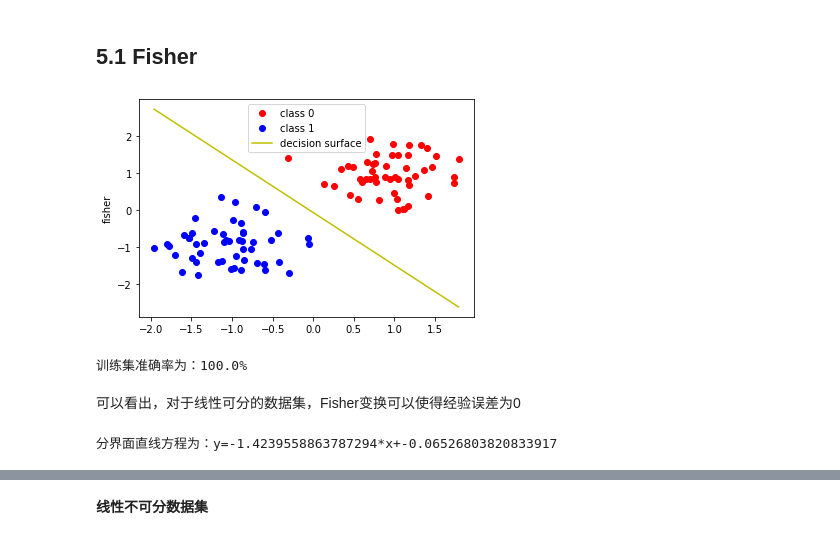
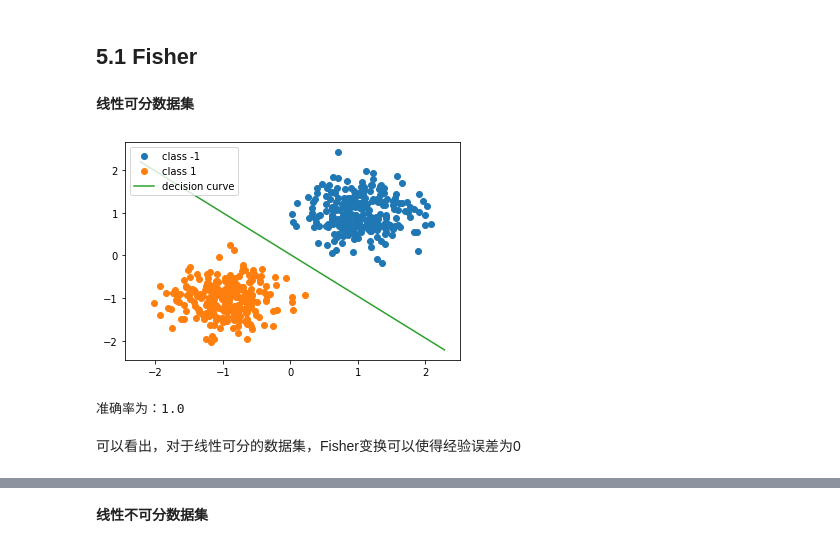
Before and after one commit to ZhuBodian/mo_shi_shi_bie_4, a Jupyter notebook: example.ipynb, the cells around one changed output, grey strips where cells are left out. Cells and saved outputs as stored; diff of their text form; code cells hidden in the pictures.

```diff
--- a/example.ipynb
+++ b/example.ipynb
@@ -320,16 +322,40 @@ data, label = datasets.make_blobs(n_samples=n_samples, n_features=2, centers=cen
 instance = mlc.LinearClassifier(data, label, prior)
 # %% [markdown]
 ## 5.1 Fisher
-# %%
-instance.fisher_fit()
-instance.plot()
-print('训练集准确率为：' + str(instance.score() * 100) + '%')
-# %% [output]
-[figure, removed]
-训练集准确率为：100.0%
+# %% [markdown]
+**线性可分数据集**
+# %%
+def my_plot(data, label, fisher_decision):
+    left_right = np.array([1.1 * min(data[:, 0]), 1.1 * max(data[:, 0])])
+    data0 = data[np.where(label == -1)[0]]
+    data1 = data[np.where(label == 1)[0]]
+
+    plt.figure()
+    plt.plot(data0[:, 0], data0[:, 1],  'o', label='class -1')
+    plt.plot(data1[:, 0], data1[:, 1], 'o', label='class 1')
+    plt.plot(left_right, fisher_decision(left_right), label='decision curve')
+
+    plt.legend()
+
+    plt.show()
+# %%
+n_samples = 500
+seed = 42
+centers = [[1, 1], [-1, -1]]
+std = 0.4
+prior = np.array([0.5, 0.5])
+data, label = datasets.make_blobs(n_samples=n_samples, n_features=2, centers=centers, cluster_std=std)
+label = 2 * label - 1
+# %%
+fisher_instance = mlc.LinearClassifier(data, label, prior)
+omega, mean0, mean1 = fisher_instance.fisher_fit()
+fisher_decision = lambda x: (np.log(prior[1] / prior[0]) + (omega[1] * (mean0[1] + mean1[1])) / 2 - omega[0] * (x - (mean0[0] + mean1[0]) / 2)) / omega[1]
+my_plot(data, label, fisher_decision)
+# %% [output]
+[figure, added]
+# %%
+print(f'准确率为：{accuracy_score(label[:, np.newaxis], fisher_instance.predict(data))}')
+# %% [output]
+准确率为：1.0
 # %% [markdown]
 可以看出，对于线性可分的数据集，Fisher变换可以使得经验误差为0
-# %%
-print('分界面直线方程为：' + instance.linear_equation)
-# %% [output]
-分界面直线方程为：y=-1.4239558863787294*x+-0.06526803820833917
```
Also changed, not shown: parts of 8 cells of this notebook, 1 other file.
